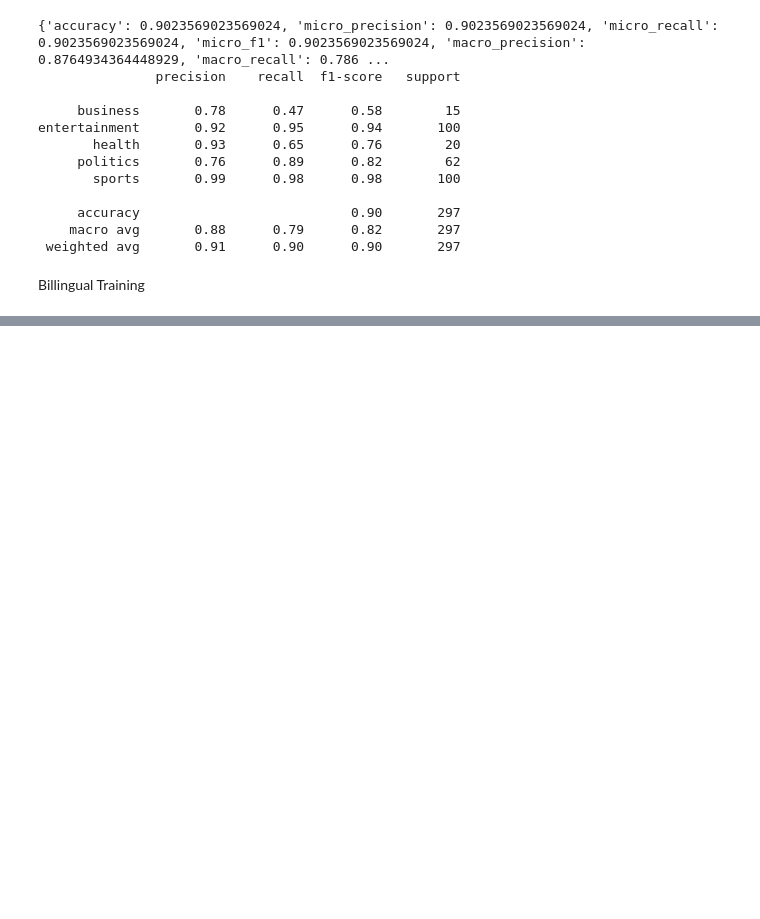
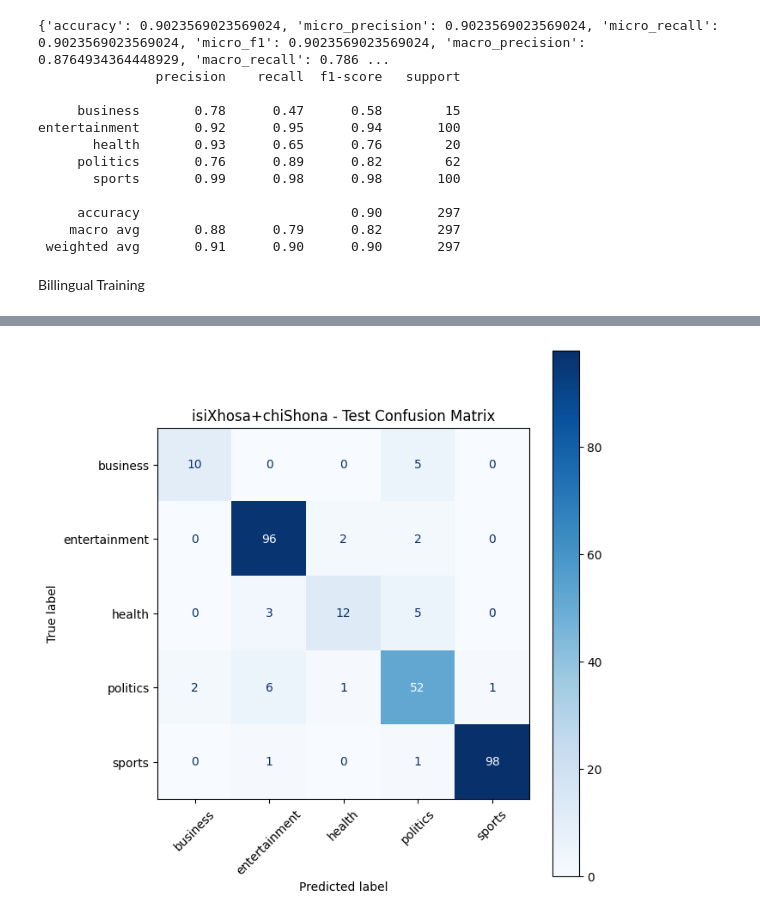
Before and after one commit to Tlotloolifant/Assignment-2, a Jupyter notebook: Assignment 2.ipynb, the cells around one changed output, grey strips where cells are left out. Drawn from its saved outputs; the diff is of its cells as text; code cells hidden in the pictures; blank space fills up the shorter version.

```diff
--- a/Assignment 2.ipynb
+++ b/Assignment 2.ipynb
@@ -1421,3 +1426,15 @@ entertainment       0.92      0.95      0.94       100
  weighted avg       0.91      0.90      0.90       297
 # %% [markdown]
 Billingual Training
+# %%
+#combining dataset
+
+from sklearn.model_selection import train_test_split
+
+def combine_languages(lang_data_a, lang_data_b, val_size=0.1, seed=SEED):
+
+    train_combined = pd.concat([lang_data_a["train"], lang_data_b["train"], lang_data_a["dev"], lang_data_b["dev"]],ignore_index=True)
+
+    train_final, val_final = train_test_split(train_combined, test_size=val_size, stratify=train_combined["category"], random_state=seed)
+
+    return {"train": train_final.reset_index(drop=True),"dev": val_final.reset_index(drop=True),"test": lang_data_a["test"]}
@@ -1423,0 +1490,8 @@ Billingual Training
+# %%
+#running test for both pairings
+
+result_xho_sna = run_bilingual_training(xho, sna, "isiXhosa+chiShona", method="bow", max_features=10000, min_freq=1, lr=1.0, batch_size=16)
+print(f"{result_xho_sna['pairing']}: dev_acc={result_xho_sna['dev_accuracy']:.4f}, dev_macro_f1={result_xho_sna['dev_macro_f1']:.4f}, test_acc={result_xho_sna['test_accuracy']:.4f}, test_macro_f1={result_xho_sna['test_macro_f1']:.4f}")
+
+result_xho_eng = run_bilingual_training(xho, eng, "isiXhosa+English", method="bow", max_features=10000, min_freq=1, lr=1.0, batch_size=16)
+print(f"{result_xho_eng['pairing']}: dev_acc={result_xho_eng['dev_accuracy']:.4f}, dev_macro_f1={result_xho_eng['dev_macro_f1']:.4f}, test_acc={result_xho_eng['test_accuracy']:.4f}, test_macro_f1={result_xho_eng['test_macro_f1']:.4f}")
@@ -1423,0 +1586,13 @@ Billingual Training
+# %%
+cm = confusion_matrix(result_xho_sna["test_labels"], result_xho_sna["test_preds"],
+                       labels=list(range(len(result_xho_sna["label_encoder"].classes_))))
+disp = ConfusionMatrixDisplay(confusion_matrix=cm, display_labels=result_xho_sna["label_encoder"].classes_)
+
+
+fig, ax = plt.subplots(figsize=(7, 7))
+disp.plot(ax=ax, cmap="Blues", xticks_rotation=45)
+ax.set_title("isiXhosa+chiShona - Test Confusion Matrix")
+plt.tight_layout()
+plt.show()
+# %% [output]
+[figure, added]
```
Also changed, not shown: parts of 11 cells of this notebook.
